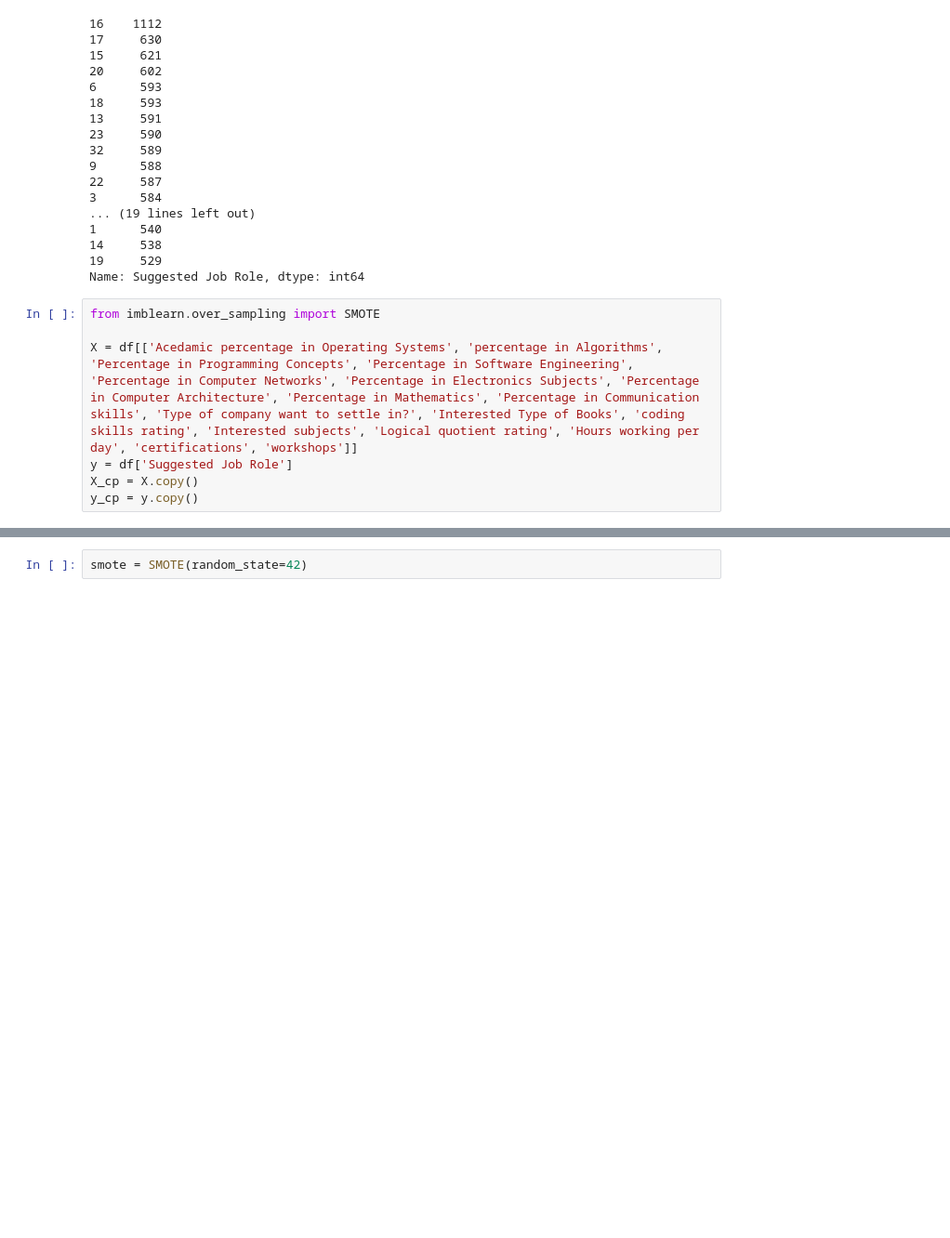
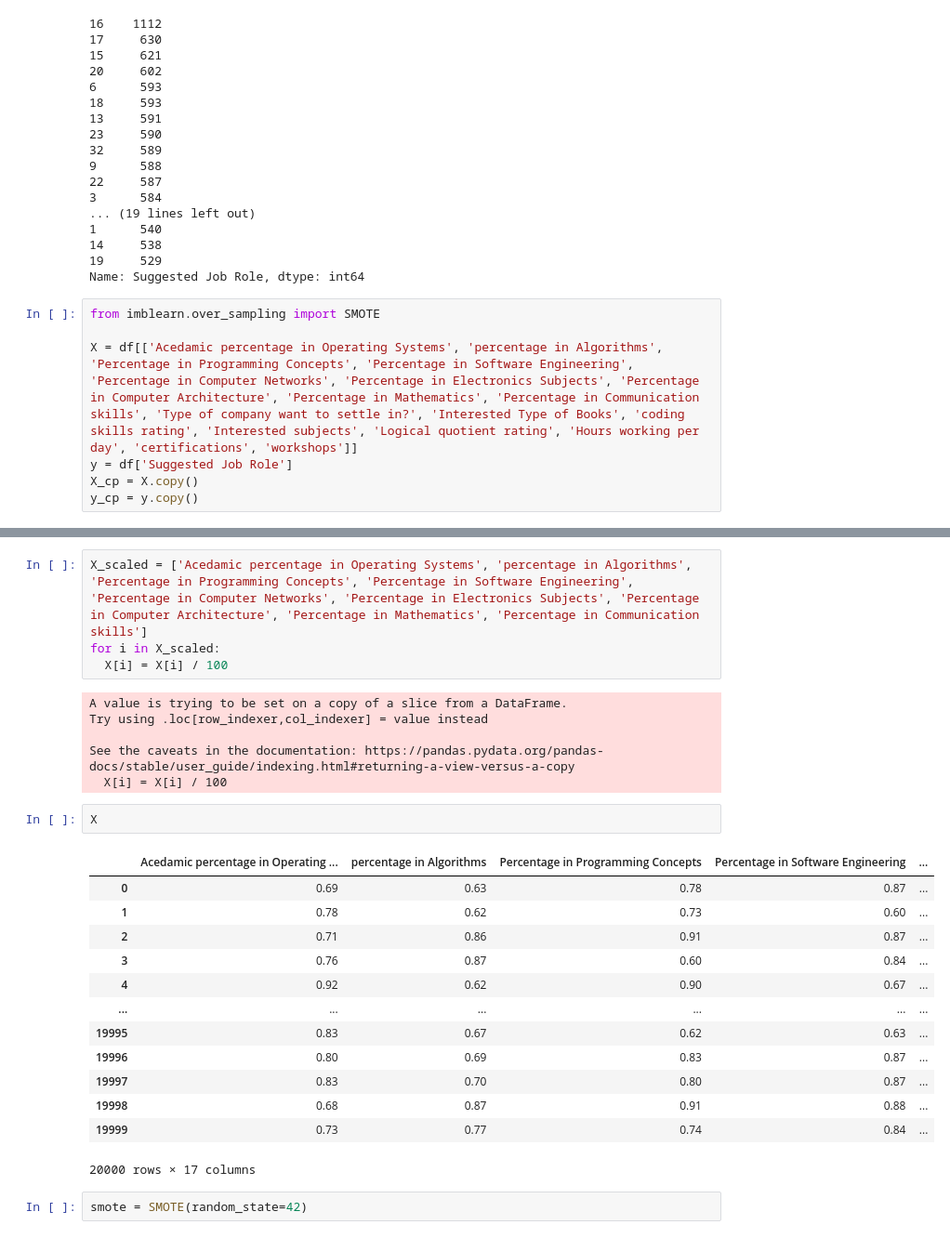
Before and after one commit to bakasheddy/Tech-career-chooser, a Jupyter notebook: project_results.ipynb, the cells around one changed output, grey strips where cells are left out. Shown at 93% size. Saved outputs shown, nothing was run; the diff lists cells and outputs as text; blank space fills up the shorter version.

```diff
--- a/project_results.ipynb
+++ b/project_results.ipynb
@@ -176,3 +192,29 @@ y_cp = y.copy()
+# %%
+X_scaled = ['Acedamic percentage in Operating Systems', 'percentage in Algorithms', 'Percentage in Programming Concepts', 'Percentage in Software Engineering', 'Percentage in Computer Networks', 'Percentage in Electronics Subjects', 'Percentage in Computer Architecture', 'Percentage in Mathematics', 'Percentage in Communication skills']
+for i in X_scaled:
+  X[i] = X[i] / 100
+# %% [output]
+A value is trying to be set on a copy of a slice from a DataFrame.
+Try using .loc[row_indexer,col_indexer] = value instead
+
+See the caveats in the documentation: https://pandas.pydata.org/pandas-docs/stable/user_guide/indexing.html#returning-a-view-versus-a-copy
+  X[i] = X[i] / 100
+# %%
+X
+# %% [output]
+|  | Acedamic percentage in Operating ... | percentage in Algorithms | Percentage in Programming Concepts | Percentage in Software Engineering | ... |
+| 0 | 0.69 | 0.63 | 0.78 | 0.87 | ... |
+| 1 | 0.78 | 0.62 | 0.73 | 0.60 | ... |
+| 2 | 0.71 | 0.86 | 0.91 | 0.87 | ... |
+| 3 | 0.76 | 0.87 | 0.60 | 0.84 | ... |
+| 4 | 0.92 | 0.62 | 0.90 | 0.67 | ... |
+| ... | ... | ... | ... | ... | ... |
+| 19995 | 0.83 | 0.67 | 0.62 | 0.63 | ... |
+| 19996 | 0.80 | 0.69 | 0.83 | 0.87 | ... |
+| 19997 | 0.83 | 0.70 | 0.80 | 0.87 | ... |
+| 19998 | 0.68 | 0.87 | 0.91 | 0.88 | ... |
+| 19999 | 0.73 | 0.77 | 0.74 | 0.84 | ... |
+20000 rows × 17 columns
 # %%
 smote = SMOTE(random_state=42)
 # %%
```
Also changed, not shown: parts of 5 cells of this notebook.
